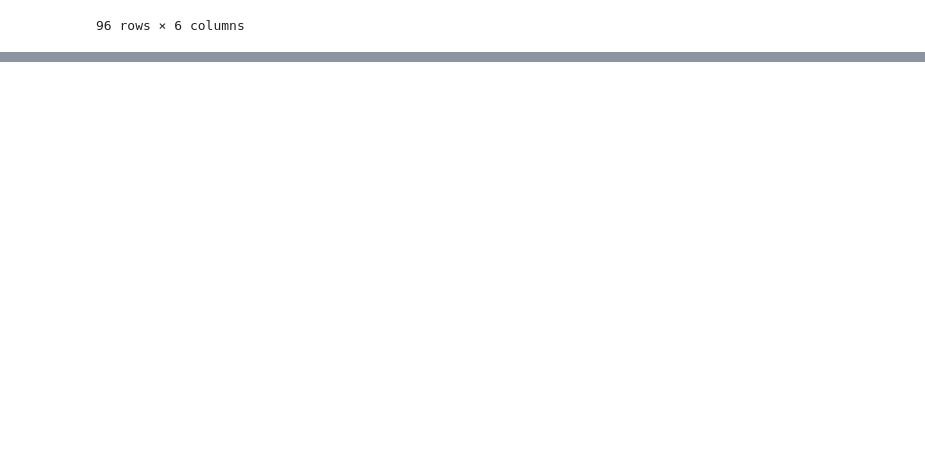
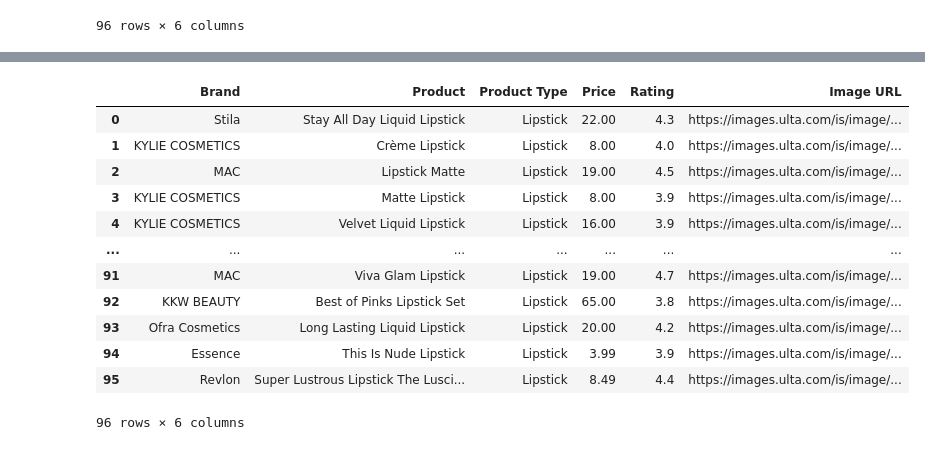
Before and after one commit to jis56/Ulta-Beauty-Scraper-and-Dashboard-App, a Jupyter notebook: webscraping2.ipynb, the cells around one changed output, grey strips where cells are left out. Cells and saved outputs as stored; diff of their text form; code cells hidden in the pictures; blank space fills up the shorter version.

```diff
--- a/webscraping2.ipynb
+++ b/webscraping2.ipynb
@@ -493,3 +513,21 @@ lipstick.head()
 | 2 | MAC | Lipstick Matte | Lipstick | $19.00 | 4.5 out of 5 stars | https://images.ulta.com/is/image/... |
 | 3 | KYLIE COSMETICS | Matte Lipstick | Lipstick | $8.00 | 3.9 out of 5 stars | https://images.ulta.com/is/image/... |
 | 4 | KYLIE COSMETICS | Velvet Liquid Lipstick | Lipstick | $16.00 | 3.9 out of 5 stars | https://images.ulta.com/is/image/... |
+# %%
+lipstick['Price'] = lipstick['Price'].apply(lambda x: x.strip('$'))
+lipstick['Rating'] = lipstick['Rating'].str.replace('out of 5 stars','')
+lipstick
+# %% [output]
+|  | Brand | Product | Product Type | Price | Rating | Image URL |
+| 0 | Stila | Stay All Day Liquid Lipstick | Lipstick | 22.00 | 4.3 | https://images.ulta.com/is/image/... |
+| 1 | KYLIE COSMETICS | Crème Lipstick | Lipstick | 8.00 | 4.0 | https://images.ulta.com/is/image/... |
+| 2 | MAC | Lipstick Matte | Lipstick | 19.00 | 4.5 | https://images.ulta.com/is/image/... |
+| 3 | KYLIE COSMETICS | Matte Lipstick | Lipstick | 8.00 | 3.9 | https://images.ulta.com/is/image/... |
+| 4 | KYLIE COSMETICS | Velvet Liquid Lipstick | Lipstick | 16.00 | 3.9 | https://images.ulta.com/is/image/... |
+| ... | ... | ... | ... | ... | ... | ... |
+| 91 | MAC | Viva Glam Lipstick | Lipstick | 19.00 | 4.7 | https://images.ulta.com/is/image/... |
+| 92 | KKW BEAUTY | Best of Pinks Lipstick Set | Lipstick | 65.00 | 3.8 | https://images.ulta.com/is/image/... |
+| 93 | Ofra Cosmetics | Long Lasting Liquid Lipstick | Lipstick | 20.00 | 4.2 | https://images.ulta.com/is/image/... |
+| 94 | Essence | This Is Nude Lipstick | Lipstick | 3.99 | 3.9 | https://images.ulta.com/is/image/... |
+| 95 | Revlon | Super Lustrous Lipstick The Lusci... | Lipstick | 8.49 | 4.4 | https://images.ulta.com/is/image/... |
+96 rows × 6 columns
```
Also changed, not shown: parts of 12 cells of this notebook, 5 other files.
